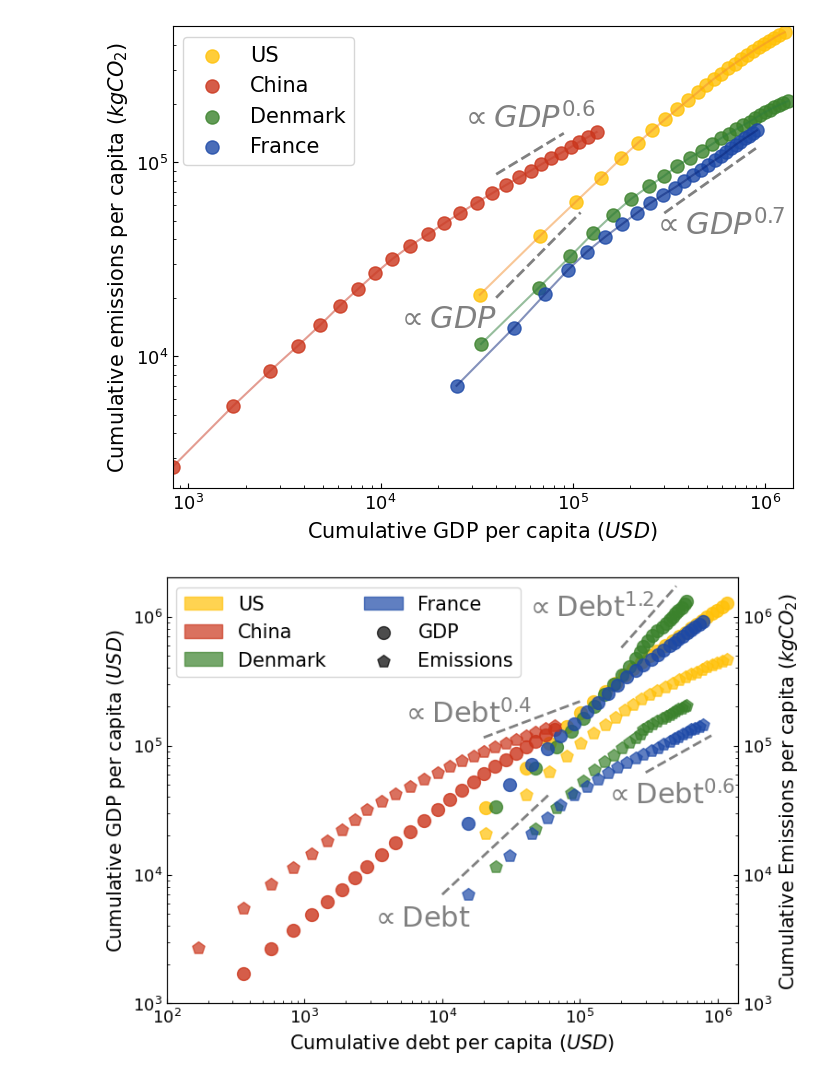
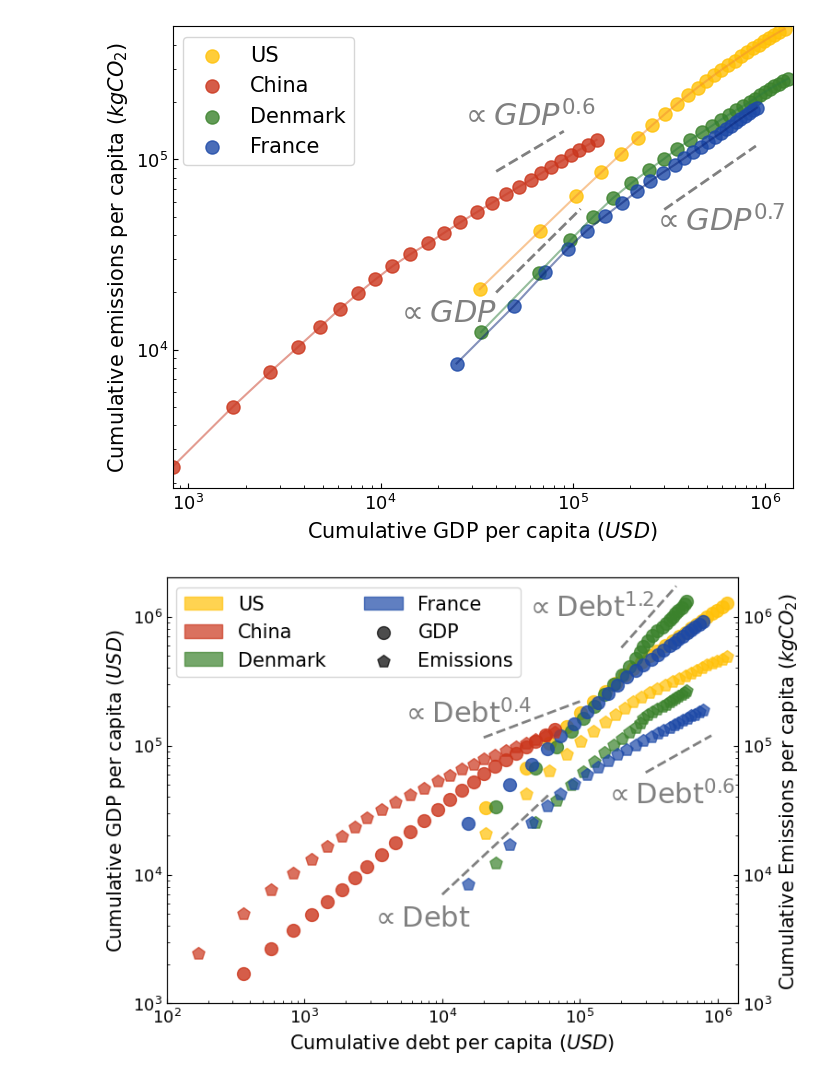
Before and after one commit to barnabeledoux/Gambling-with-carbon, a Jupyter notebook: main_countries.ipynb, the cells around one changed output. Drawn from its saved outputs; the diff is of its cells as text; code cells hidden in the pictures.

```diff
--- a/main_countries.ipynb
+++ b/main_countries.ipynb
@@ -36,7 +36,7 @@ def smoothen(list, nm = 10, lim=0):
 
 country = "china" #Pick the country among US, china, denmark, france
 duration = 25 #Duration in years
-R2calc = True #If True, calculate R2, else calculate MAE
+R2calc = False #If True, calculate R2, else calculate MAE
 
 ##DATA##
 #For US
@@ -90,7 +90,7 @@ cmapphase = LinearSegmentedColormap.from_list('cmap', clist)
 gratelist = [GDPpercapitalist[i] / GDPpercapitalist[i - 1] for i in range(1, len(GDPpercapitalist))] #Growth rate list, from 1 to duration-1
 levlist = np.array([deficitpercapitalist[i] / GDPpercapitalist[i] + 1. for i in range(len(GDPpercapitalist))]) #Leverage list, from 1 to duration-1
 rlist = np.array(gratelist) - 1. - deficitpercapitalist[1:] / GDPpercapitalist[1:] #Implicit growth rate list from 1 to duration-1
-rholist = np.array([(debtpercapitalist[i+1] - deficitpercapitalist[i])/debtpercapitalist[i] for i in range(len(rlist)-1)] + [(debtpercapitalist[-1] - deficitpercapitalist[-2])/debtpercapitalist[-2]]) #Interest rate list from 1 to duration-2
+rholist = np.array([(debtpercapitalist[i+1] - (levlist[i]-1)*GDPpercapitalist[i])/debtpercapitalist[i] for i in range(len(rlist)-1)]) #Interest rate list from 1 to duration-2
 
 
 ##Initial conditions##
@@ -167,7 +167,9 @@ china  Parameters: L = 1.025 , sigmaL =  0.023 , rho = 1.125 , sigmarho =  0.102
 temp = False
 countries = ['US', 'china', 'denmark', 'france']
 duration = 25 #Duration in years
-R2calc = False #If True, calculate R2, else calculate MAE
+R2calc = True #If True, calculate R2, else calculate MAE
+territorial = False #If True, use territorial emissions, else use consumption-based emissions
+territorialstr = 'territorial' if territorial else 'consumption-based'
 
 title = r'Effect of debt on $CO_2$ emissions'
 fig1 = plt.figure()
@@ -177,7 +179,7 @@ clist = [(0, clist[0]), (0.05, clist[1]), (0.1, clist[2]), (0.2, clist[3]), (0.3
 cmapphase = LinearSegmentedColormap.from_list('cmap', clist) #Create the colormap
 
 for n, country in enumerate(countries):
-    Emperyearlist = np.load(cd + '/data/Emperyearlist_'+country+'.npy') #Yearly emissions per capita data
+    Emperyearlist = np.load(cd + '/data/Emperyearlist_'+country+'_'+territorialstr+'.npy') #Yearly emissions per capita data
     GDPpercapitalist = np.load(cd + '/data/GDPpercapita_'+country+'.npy') #GDP per capita data
     debtpercapitalist = np.load(cd + '/data/debtpercapita_'+country+'.npy') #Debt per capita data
     poplist = np.load(cd + '/data/pop_'+country+'.npy') #Population data
@@ -250,10 +252,10 @@ if temp:
 
 ax1.legend(fontsize=15, loc='lower right', ncols = 2)
 ax1.set_xlabel(r'Year', fontsize=15)
-ax1.set_ylabel(r'Cumulative emissions per capita ($kgC0_2$)', fontsize=15)
+ax1.set_ylabel(r'Cumulative emissions ' + '\n' +r' per capita ($kgC0_2$)', fontsize=18)
 ax1.margins(x=0)
 ax1.set_yscale('log')
 ax1.set_xticks([firstyear+i for i in range(2, duration+1, 2)])
 ax1.tick_params(direction='in', which='both')
-fig1.savefig(cd + '/results/emissions_data_all.pdf')
+fig1.savefig(cd + '/results/emissions_data_all_'+territorialstr+'.pdf')
 # %% [output]
@@ -983,46 +1151,49 @@ fig1.savefig(cd + '/results/primarydeficit_to_gdp_all.pdf')
 ## Culative Emissions vs Cumulative GDP for all countries ##
 countries = ['US', 'china', 'denmark', 'france']
 duration = 25 #Duration in years
+territorial = False #If True, use territorial emissions, else use consumption-based emissions
+territorialstr = 'territorial' if territorial else 'consumption-based'
+
 fig1 = plt.figure()
 ax1 = fig1.add_subplot(111)
 clist = carr[:13].copy()
 clist = [(0, clist[0]), (0.05, clist[1]), (0.1, clist[2]), (0.2, clist[3]), (0.32, clist[4]), (0.4, clist[5]), (0.5, clist[6]), (0.6, clist[7]), (0.65, clist[8]), (0.7, clist[9]), (0.75, clist[10]), (0.82, clist[11]), (1., clist[12])] #[(i*1/11., clist[i]) for i in range(len(clist))]
 cmapphase = LinearSegmentedColormap.from_list('cmap', clist) #Create the colormap
 for n, country in enumerate(countries):
-    Emperyearlist = np.load(cd + '/data/Emperyearlist_'+country+'.npy') #Yearly emissions per capita data
+    Emperyearlist = np.load(cd + '/data/Emperyearlist_'+country+'_'+territorialstr+'.npy') #Yearly emissions per capita data
     GDPpercapitalist = np.load(cd + '/data/GDPpercapita_'+country+'.npy') #GDP per capita data
     tflist=np.array(range(duration)) #Time frame list, from 0 to duration-1
     firstyear = 1960 + GDPpercapitalist.size-duration #Starting year for the study
 
     # Rescale all lists to have the same size
     Emperyearlist = Emperyearlist[-duration:]
     GDPpercapitalist = GDPpercapitalist[-duration:]
     cumEmissions = np.array([sum(Emperyearlist[:i+1]) for i in range(len(Emperyearlist))]) #Cumulative emissions list
     cumGDP = np.array([sum(GDPpercapitalist[:i+1]) for i in range(len(GDPpercapitalist))]) #Cumulative GDP list
     ax1.plot(cumGDP, cumEmissions, lw = 1.5, alpha = 0.5, ls='-', c=cmapphase(n/4+0.05)) #Plot data
     ax1.scatter(cumGDP, cumEmissions, marker = 'o', s=90, alpha = 0.8, c=cmapphase(n/4), label= 'US' if country == 'US' else str.upper(country[0]) + country[1:])
 
 ax1.plot(np.logspace(np.log10(4E4),np.log10(1.1E5), 100), 0.5*np.logspace(np.log10(4E4),np.log10(1.1E5), 100), lw=2., ls='--', c='gray')
 ax1.plot(np.logspace(np.log10(3E5),np.log10(9E5), 100), 8*np.logspace(np.log10(3E5),np.log10(9E5), 100)**0.7, lw=2., ls='--', c='gray')
 ax1.plot(np.logspace(np.log10(4E4),np.log10(9E4), 100), 1.5E2*np.logspace(np.log10(4E4),np.log10(9E4), 100)**0.6, lw=2., ls='--', c='gray')
 
 ax1.text(1.2E4, 1.4E4, r'$\propto GDP$', fontsize=22, color='gray')
 ax1.text(2.6E5, 4.2E4, r'$\propto GDP^{0.7}$', fontsize=22, color='gray')
 ax1.text(2.6E4, 1.5E5, r'$\propto GDP^{0.6}$', fontsize=22, color='gray')
 
 ax1.legend(fontsize=15, loc='best')
 ax1.set_xlabel(r'Cumulative GDP per capita ($USD$)', fontsize=15)
 ax1.set_ylabel(r'Cumulative emissions per capita ($kgCO_2$)', fontsize=15)
 ax1.margins(x=0)
 ax1.set_xscale('log')
 ax1.set_yscale('log')
 ax1.set_xlim(0,1.4E6)
 ax1.set_ylim(0,5E5)
 fig1.set_size_inches(8,6)
 ax1.tick_params(direction='in', which='both', labelsize=13)
-fig1.savefig(cd + '/results/cumEmissions_vs_cumGDP_all.pdf')
+fig1.savefig(cd + '/results/cumEmissions_vs_cumGDP_all_'+territorialstr+'.pdf')
 # %% [output]
-[figure, old version]
+[figure, new version]
 # %%
 ## Emissions vs Debt for all countries ##
 countries = ['US', 'china', 'denmark', 'france']
@@ -1031,6 +1202,8 @@ xdata, ydata, ybisdata = 'debt', 'GDP', 'Em' #Pick the data to study among 'GDP'
 cumu = True #True to study cumulative data, False for yearly data
 logscale = True
 doubleyaxis = True
+territorial = False #If True, use territorial emissions, else use consumption-based emissions
+territorialstr = 'territorial' if territorial else 'consumption-based'
 
 duration = 25 #Duration in years
 fig1 = plt.figure()
@@ -1043,9 +1216,9 @@ clist = carr[:13].copy()
 clist = [(0, clist[0]), (0.05, clist[1]), (0.1, clist[2]), (0.2, clist[3]), (0.32, clist[4]), (0.4, clist[5]), (0.5, clist[6]), (0.6, clist[7]), (0.65, clist[8]), (0.7, clist[9]), (0.75, clist[10]), (0.82, clist[11]), (1., clist[12])] #[(i*1/11., clist[i]) for i in range(len(clist))]
 cmapphase = LinearSegmentedColormap.from_list('cmap', clist) #Create the colormap
 for n, country in enumerate(countries):
-    xperyear = np.load(cd + ('/data/'+xdata+'percapita_'+country+'.npy' if xdata != 'Em' else '/data/Emperyearlist_'+country+'.npy')) #x axis per year per capita data
-    yperyear = np.load(cd + ('/data/'+ydata+'percapita_'+country+'.npy' if ydata != 'Em' else '/data/Emperyearlist_'+country+'.npy')) #y axis per year per capita data
-    ybisperyear = np.load(cd + ('/data/'+ybisdata+'percapita_'+country+'.npy' if ybisdata != 'Em' else '/data/Emperyearlist_'+country+'.npy')) #y axis per year per capita data
+    xperyear = np.load(cd + ('/data/'+xdata+'percapita_'+country+'.npy' if xdata != 'Em' else '/data/Emperyearlist_'+country+'_'+territorialstr+'.npy')) #x axis per year per capita data
+    yperyear = np.load(cd + ('/data/'+ydata+'percapita_'+country+'.npy' if ydata != 'Em' else '/data/Emperyearlist_'+country+'_'+territorialstr+'.npy')) #y axis per year per capita data
+    ybisperyear = np.load(cd + ('/data/'+ybisdata+'percapita_'+country+'.npy' if ybisdata != 'Em' else '/data/Emperyearlist_'+country+'_'+territorialstr+'.npy')) #y axis per year per capita data
     tflist=np.array(range(duration)) #Time frame list, from 0 to duration-1
     firstyear = 1960 + GDPpercapitalist.size-duration #Starting year for the study
 
@@ -1107,6 +1280,6 @@ fig1.set_size_inches(8,6)
 ax1.tick_params(direction='in', which='both', labelsize=13)
 ax2.tick_params(direction='in', which='both', labelsize=13)
 ax1.legend(fontsize=15, loc='best', ncol=2 if doubleyaxis else 1)
-fig1.savefig(cd + '/results/cum'+ydata+'_cum'+ybisdata+'_vs_cum'+xdata+'_all.pdf')
+fig1.savefig(cd + '/results/cum'+ydata+'_cum'+ybisdata+'_vs_cum'+xdata+'_all_'+territorialstr+'.pdf')
 # %% [output]
-[figure, old version]
+[figure, new version]
```
Also changed, not shown: parts of 19 cells of this notebook.
